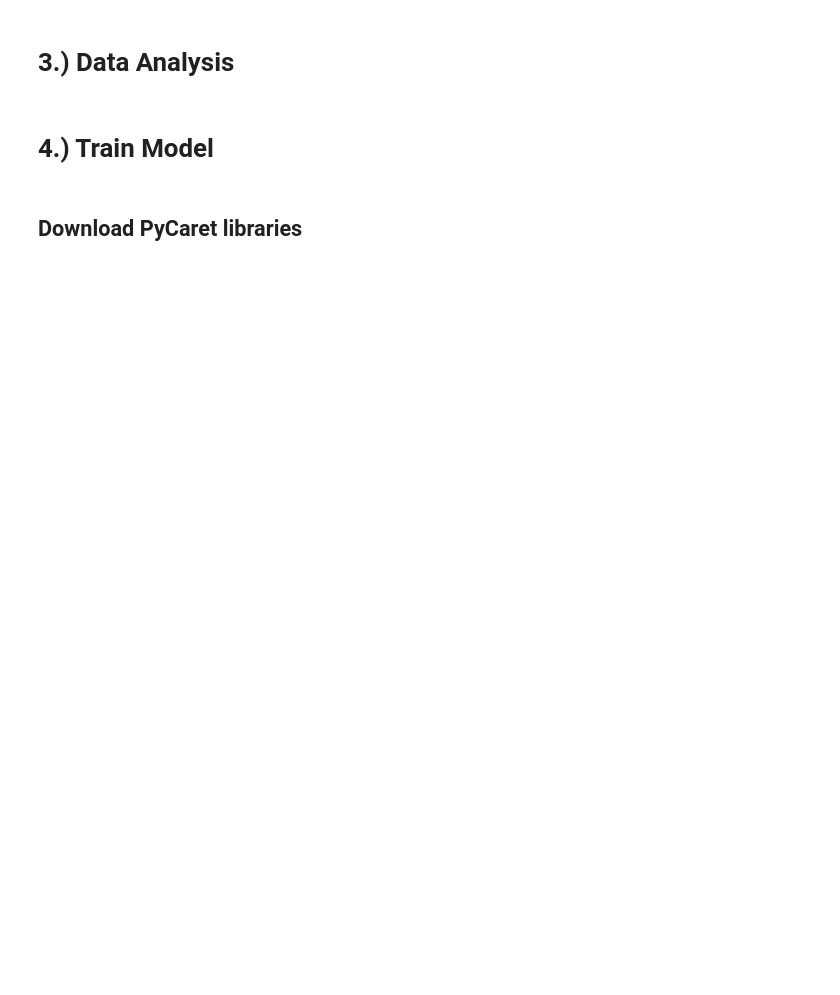
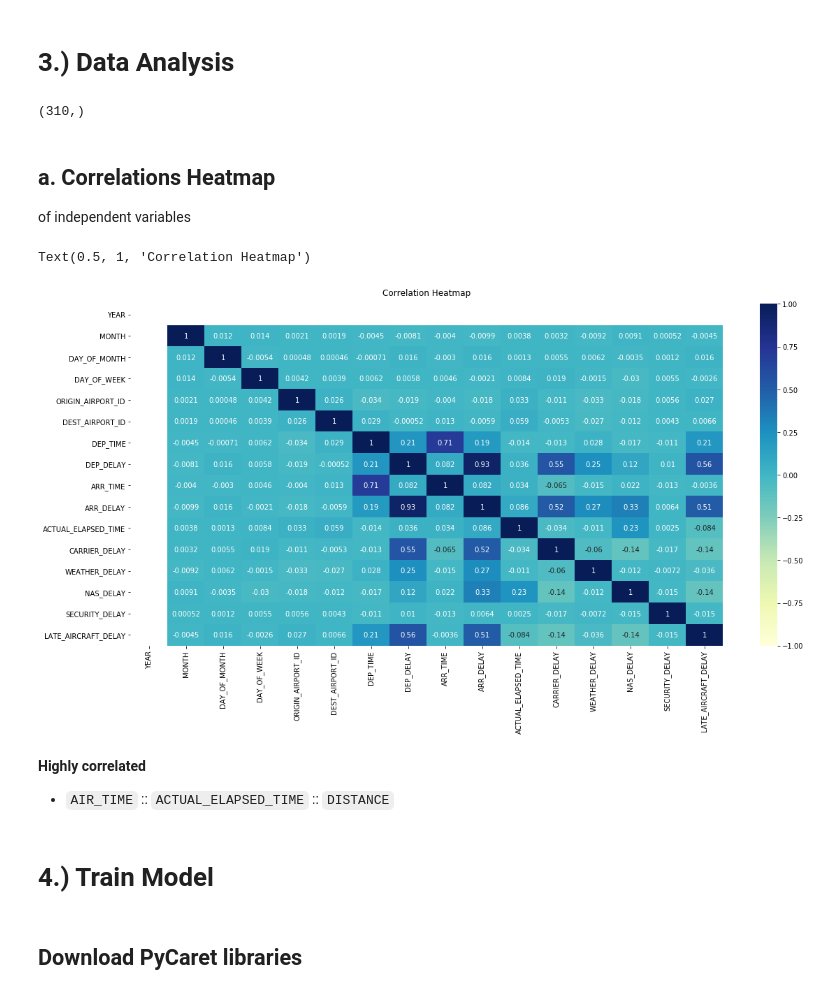
Before and after one commit to rtheman/sages, a Jupyter notebook: Flights_Delay_classification/2_Train_Model_pycaret_v1.ipynb, the cells around one changed output. Drawn from its saved outputs; the diff is of its cells as text; code cells hidden in the pictures; blank space fills up the shorter version.

```diff
--- a/Flights_Delay_classification/2_Train_Model_pycaret_v1.ipynb
+++ b/Flights_Delay_classification/2_Train_Model_pycaret_v1.ipynb
@@ -144,3 +136,32 @@ df_toTrain
+# %%
+# List airlines
+df_toTrain['UNIQUE_CARRIER'].unique().tolist()      ## 20-airlines
+
+# List Dep. Airports
+df_toTrain['ORIGIN'].unique().shape                 ## 304 orgins
+# List Arr. Airports
+df_toTrain['DEST'].unique().shape                   ## 310 orgins
+# %% [output]
+(310,)
+# %% [markdown]
+## a. Correlations Heatmap
+of independent variables
+# %%
+# ref. https://medium.com/@szabo.bibor/how-to-create-a-seaborn-correlation-heatmap-in-python-834c0686b88e
+
+# increase figure size
+plt.figure(figsize=(19, 9))
+
+heatmap = sns.heatmap(df_toTrain.corr(), vmin=-1, vmax=1, annot=True, cmap="YlGnBu")
+
+# define title
+heatmap.set_title('Correlation Heatmap', fontdict={'fontsize':12}, pad=12)
+# %% [output]
+Text(0.5, 1, 'Correlation Heatmap')
+[figure, added]
+# %% [markdown]
+**Highly correlated**
+  - `AIR_TIME` :: `ACTUAL_ELAPSED_TIME` :: `DISTANCE`
 # %% [markdown]
 # 4.) Train Model
 # %% [markdown]
```
Also changed, not shown: parts of 13 cells of this notebook.
